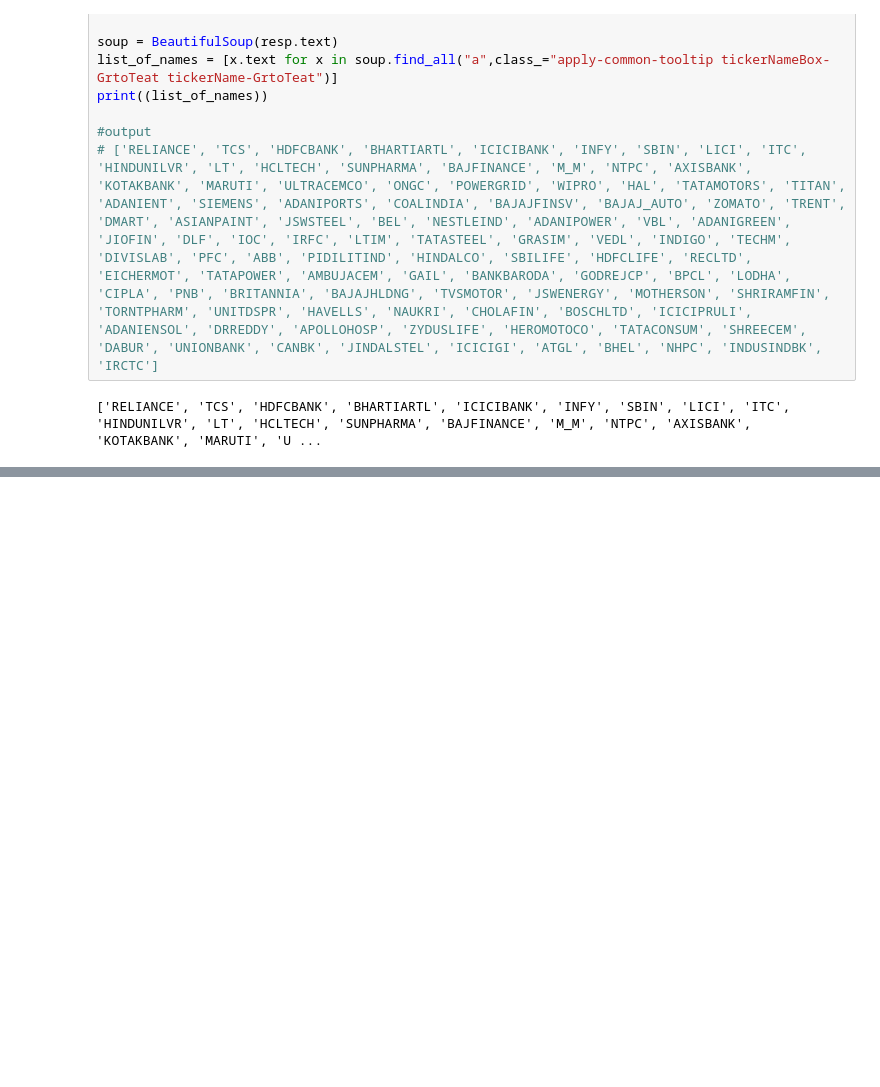
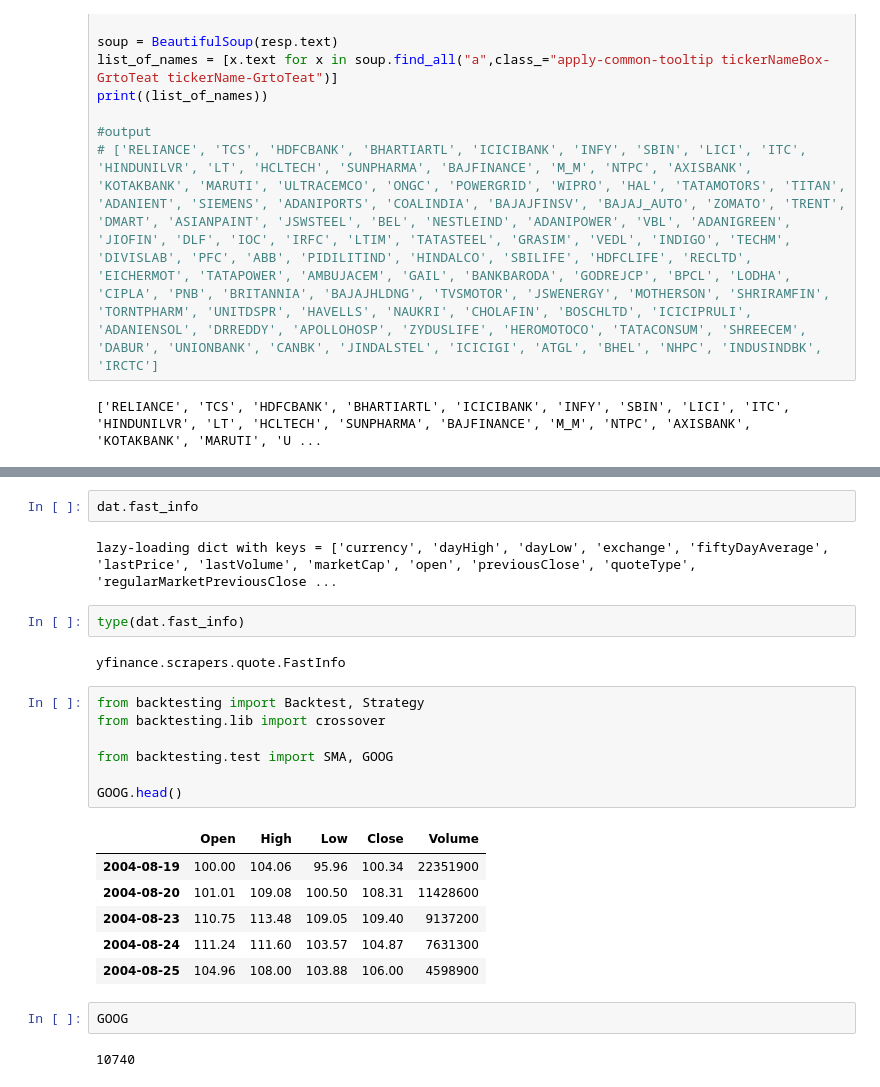
Before and after one commit to kumarkse/golanglearn, a Jupyter notebook: crypto_stock_trader/book.ipynb, the cells around one changed output, grey strips where cells are left out. Saved outputs shown, nothing was run; the diff lists cells and outputs as text; blank space fills up the shorter version.

```diff
--- a/crypto_stock_trader/book.ipynb
+++ b/crypto_stock_trader/book.ipynb
@@ -162,0 +193,26 @@ print((list_of_names))
+# %%
+dat.fast_info
+# %% [output]
+lazy-loading dict with keys = ['currency', 'dayHigh', 'dayLow', 'exchange', 'fiftyDayAverage', 'lastPrice', 'lastVolume', 'marketCap', 'open', 'previousClose', 'quoteType', 'regularMarketPreviousClose ...
+# %%
+type(dat.fast_info)
+# %% [output]
+yfinance.scrapers.quote.FastInfo
+# %%
+from backtesting import Backtest, Strategy
+from backtesting.lib import crossover
+
+from backtesting.test import SMA, GOOG
+
+GOOG.head()
+# %% [output]
+|  | Open | High | Low | Close | Volume |
+| 2004-08-19 | 100.00 | 104.06 | 95.96 | 100.34 | 22351900 |
+| 2004-08-20 | 101.01 | 109.08 | 100.50 | 108.31 | 11428600 |
+| 2004-08-23 | 110.75 | 113.48 | 109.05 | 109.40 | 9137200 |
+| 2004-08-24 | 111.24 | 111.60 | 103.57 | 104.87 | 7631300 |
+| 2004-08-25 | 104.96 | 108.00 | 103.88 | 106.00 | 4598900 |
+# %%
+GOOG
+# %% [output]
+10740
```
Also changed, not shown: parts of 3 cells of this notebook, 1 other file.
